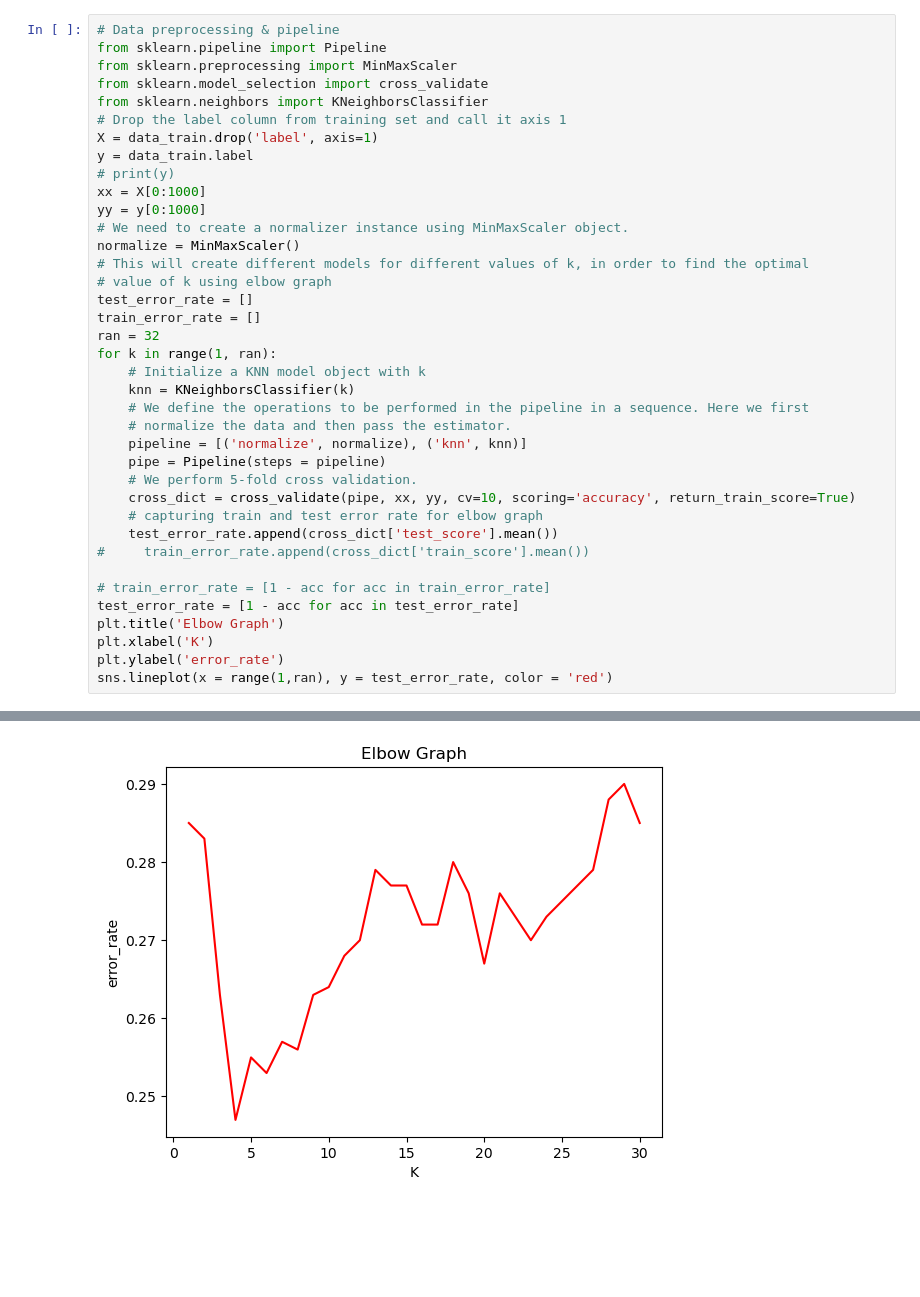
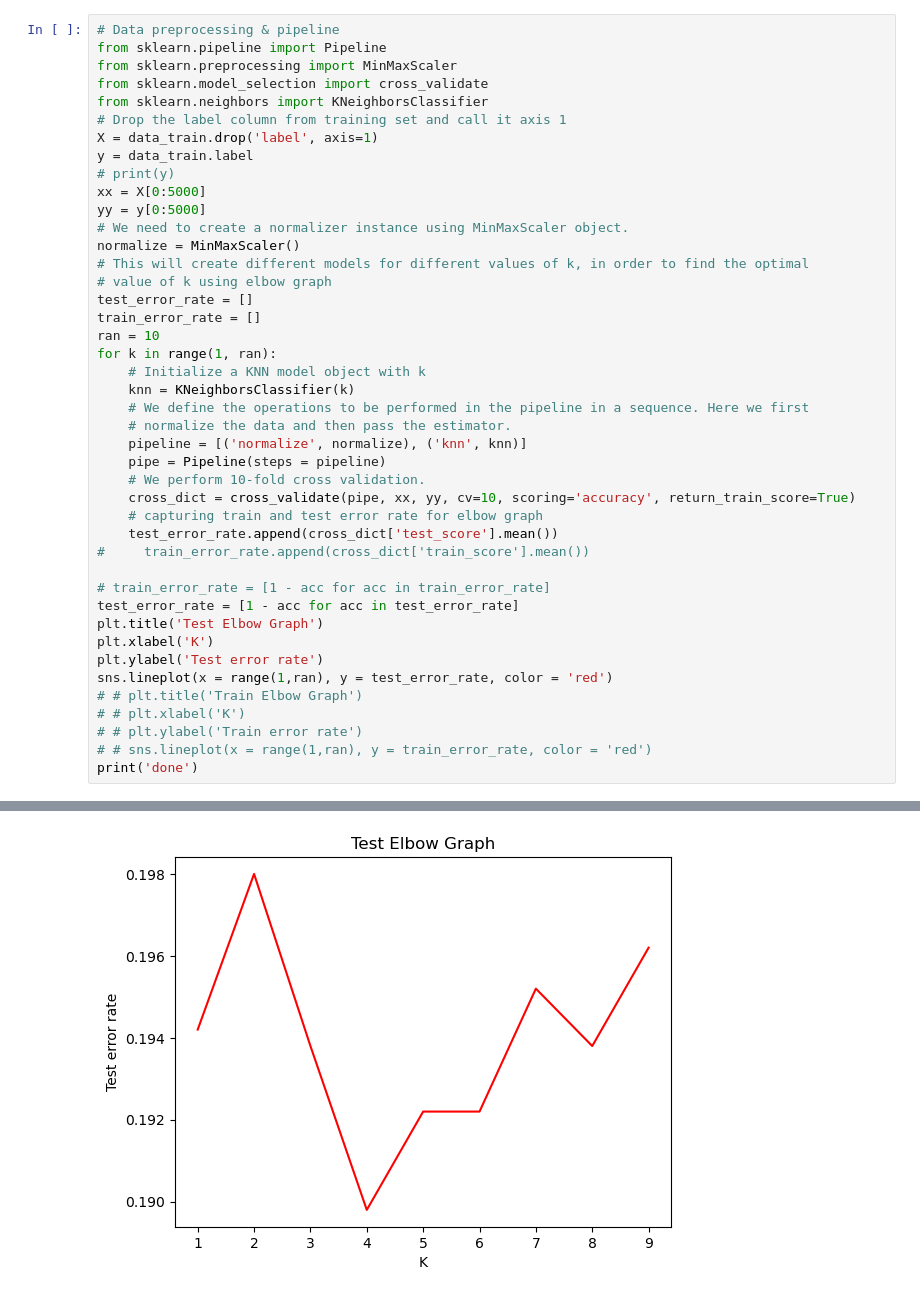
Before and after one commit to vikramkalta/Assignment_AI, a Jupyter notebook: KNN_Fashion_MNIST.ipynb, the cells around one changed output, grey strips where cells are left out. Cells and saved outputs as stored; diff of their text form; blank space fills up the shorter version.

```diff
--- a/KNN_Fashion_MNIST.ipynb
+++ b/KNN_Fashion_MNIST.ipynb
@@ -29,15 +31,15 @@ from sklearn.neighbors import KNeighborsClassifier
 X = data_train.drop('label', axis=1)
 y = data_train.label
 # print(y)
-xx = X[0:1000]
-yy = y[0:1000]
+xx = X[0:5000]
+yy = y[0:5000]
 # We need to create a normalizer instance using MinMaxScaler object.
 normalize = MinMaxScaler()
 # This will create different models for different values of k, in order to find the optimal
 # value of k using elbow graph
 test_error_rate = []
 train_error_rate = []
-ran = 32
+ran = 10
 for k in range(1, ran):
     # Initialize a KNN model object with k
     knn = KNeighborsClassifier(k)
@@ -45,7 +47,7 @@ for k in range(1, ran):
     # normalize the data and then pass the estimator.
     pipeline = [('normalize', normalize), ('knn', knn)]
     pipe = Pipeline(steps = pipeline)
-    # We perform 5-fold cross validation.
+    # We perform 10-fold cross validation.
     cross_dict = cross_validate(pipe, xx, yy, cv=10, scoring='accuracy', return_train_score=True)
     # capturing train and test error rate for elbow graph
     test_error_rate.append(cross_dict['test_score'].mean())
@@ -53,8 +55,13 @@ for k in range(1, ran):
 
 # train_error_rate = [1 - acc for acc in train_error_rate]
 test_error_rate = [1 - acc for acc in test_error_rate]
-plt.title('Elbow Graph')
+plt.title('Test Elbow Graph')
 plt.xlabel('K')
-plt.ylabel('error_rate')
+plt.ylabel('Test error rate')
 sns.lineplot(x = range(1,ran), y = test_error_rate, color = 'red')
+# # plt.title('Train Elbow Graph')
+# # plt.xlabel('K')
+# # plt.ylabel('Train error rate')
+# # sns.lineplot(x = range(1,ran), y = train_error_rate, color = 'red')
+print('done')
 # %% [output]
@@ -62,2 +69,2 @@ sns.lineplot(x = range(1,ran), y = test_error_rate, color = 'red')
-[figure, old version]
+[figure, new version]
 # %%
```
Also changed, not shown: parts of 5 cells of this notebook, 8 other files.
